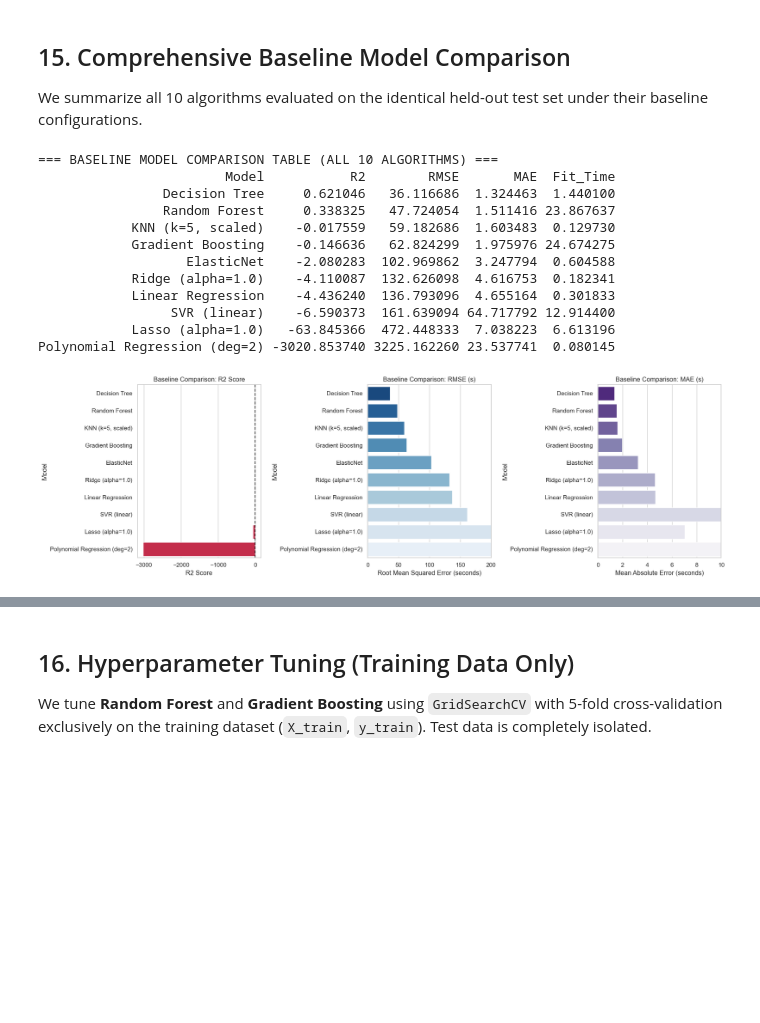
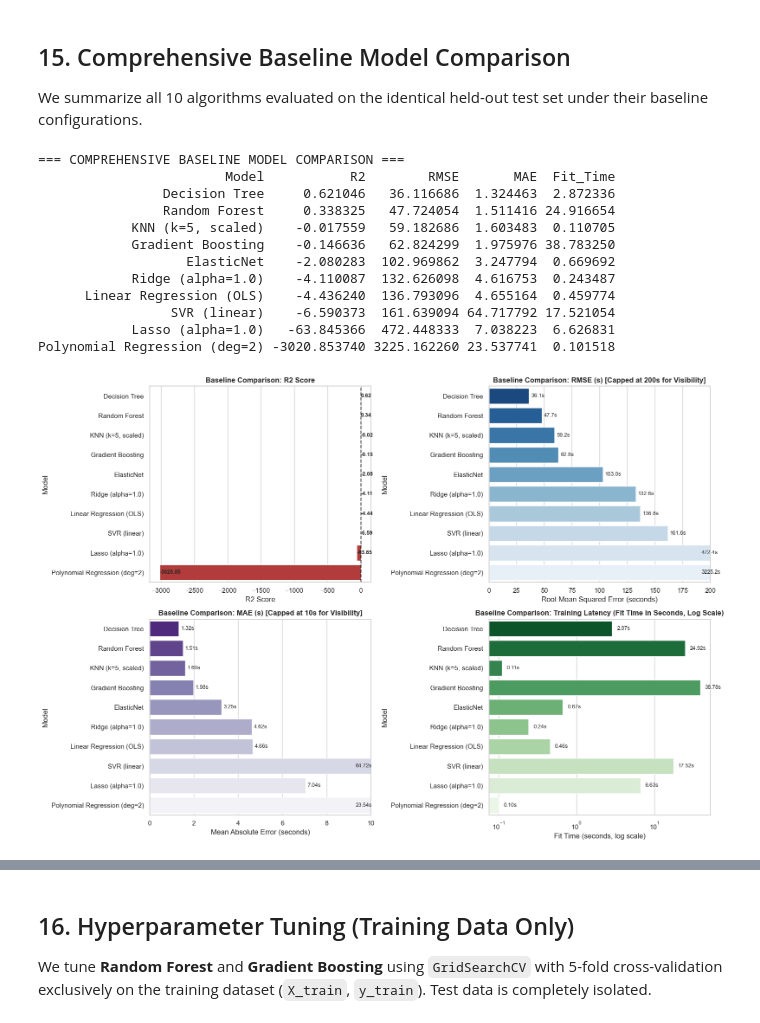
Before and after one commit to likhith1253/ML_Capstone, a Jupyter notebook: regression/regression.ipynb, the cells around one changed output, grey strips where cells are left out. Drawn from its saved outputs; the diff is of its cells as text; code cells hidden in the pictures; blank space fills up the shorter version.

```diff
--- a/regression/regression.ipynb
+++ b/regression/regression.ipynb
@@ -855,46 +1478,61 @@ Official Baseline KNN (k=5, Scaled) Held-Out Test Results:
 We summarize all 10 algorithms evaluated on the identical held-out test set under their baseline configurations.
 # %%
 baseline_df = pd.DataFrame(baseline_results).sort_values(by='R2', ascending=False).reset_index(drop=True)
-print("=== BASELINE MODEL COMPARISON TABLE (ALL 10 ALGORITHMS) ===")
+print("=== COMPREHENSIVE BASELINE MODEL COMPARISON ===")
 print(baseline_df.to_string(index=False))
 
-# Baseline Comparison Visualizations: R2, RMSE, MAE
-fig, axes = plt.subplots(1, 3, figsize=(18, 5.5))
+# Plot Comprehensive 4-Panel Baseline Comparison Dashboard
+fig, axes = plt.subplots(2, 2, figsize=(16, 11))
 
-# Plot 1: R2 Score
-colors_r2 = ['forestgreen' if r > 0 else 'crimson' for r in baseline_df['R2']]
-sns.barplot(data=baseline_df, x='R2', y='Model', palette=colors_r2, ax=axes[0])
-axes[0].axvline(0, color='black', linestyle='--', alpha=0.7)
-axes[0].set_title("Baseline Comparison: R2 Score", fontsize=12)
-axes[0].set_xlabel("R2 Score")
+# Panel 1: R2 Score
+colors_r2 = ['#2e7d32' if r > 0 else '#c62828' for r in baseline_df['R2']]
+sns.barplot(data=baseline_df, x='R2', y='Model', palette=colors_r2, ax=axes[0, 0])
+axes[0, 0].axvline(0, color='black', linestyle='--', alpha=0.7)
+axes[0, 0].set_title("Baseline Comparison: R2 Score", fontsize=12, fontweight='bold')
+axes[0, 0].set_xlabel("R2 Score")
+for i, r in baseline_df.iterrows():
+    x_pos = r['R2'] + (0.05 if r['R2'] >= 0 else -0.2)
+    axes[0, 0].annotate(f"{r['R2']:.2f}", (x_pos, i), va='center', fontsize=9, fontweight='bold')
 
-# Plot 2: RMSE (clipped view for readability)
-sns.barplot(data=baseline_df, x='RMSE', y='Model', palette='Blues_r', ax=axes[1])
-axes[1].set_title("Baseline Comparison: RMSE (s)", fontsize=12)
-axes[1].set_xlabel("Root Mean Squared Error (seconds)")
-axes[1].set_xlim(0, 200)
+# Panel 2: RMSE (s)
+sns.barplot(data=baseline_df, x='RMSE', y='Model', palette='Blues_r', ax=axes[0, 1])
+axes[0, 1].set_title("Baseline Comparison: RMSE (s) [Capped at 200s for Visibility]", fontsize=12, fontweight='bold')
+axes[0, 1].set_xlabel("Root Mean Squared Error (seconds)")
+axes[0, 1].set_xlim(0, 200)
+for i, r in baseline_df.iterrows():
+    axes[0, 1].annotate(f"{r['RMSE']:.1f}s", (min(r['RMSE'], 190) + 2, i), va='center', fontsize=9)
 
-# Plot 3: MAE
-sns.barplot(data=baseline_df, x='MAE', y='Model', palette='Purples_r', ax=axes[2])
-axes[2].set_title("Baseline Comparison: MAE (s)", fontsize=12)
-axes[2].set_xlabel("Mean Absolute Error (seconds)")
-axes[2].set_xlim(0, 10)
+# Panel 3: MAE (s)
+sns.barplot(data=baseline_df, x='MAE', y='Model', palette='Purples_r', ax=axes[1, 0])
+axes[1, 0].set_title("Baseline Comparison: MAE (s) [Capped at 10s for Visibility]", fontsize=12, fontweight='bold')
+axes[1, 0].set_xlabel("Mean Absolute Error (seconds)")
+axes[1, 0].set_xlim(0, 10)
+for i, r in baseline_df.iterrows():
+    axes[1, 0].annotate(f"{r['MAE']:.2f}s", (min(r['MAE'], 9.2) + 0.1, i), va='center', fontsize=9)
+
+# Panel 4: Computational Training Latency (Fit Time)
+sns.barplot(data=baseline_df, x='Fit_Time', y='Model', palette='Greens_r', ax=axes[1, 1])
+axes[1, 1].set_xscale('log')
+axes[1, 1].set_title("Baseline Comparison: Training Latency (Fit Time in Seconds, Log Scale)", fontsize=12, fontweight='bold')
+axes[1, 1].set_xlabel("Fit Time (seconds, log scale)")
+for i, r in baseline_df.iterrows():
+    axes[1, 1].annotate(f"{r['Fit_Time']:.2f}s", (r['Fit_Time'] * 1.15, i), va='center', fontsize=9)
 
 plt.tight_layout()
 plt.show()
 # %% [output]
-=== BASELINE MODEL COMPARISON TABLE (ALL 10 ALGORITHMS) ===
+=== COMPREHENSIVE BASELINE MODEL COMPARISON ===
                         Model           R2        RMSE       MAE  Fit_Time
-                Decision Tree     0.621046   36.116686  1.324463  1.440100
-                Random Forest     0.338325   47.724054  1.511416 23.867637
-            KNN (k=5, scaled)    -0.017559   59.182686  1.603483  0.129730
-            Gradient Boosting    -0.146636   62.824299  1.975976 24.674275
-                   ElasticNet    -2.080283  102.969862  3.247794  0.604588
-            Ridge (alpha=1.0)    -4.110087  132.626098  4.616753  0.182341
-            Linear Regression    -4.436240  136.793096  4.655164  0.301833
-                 SVR (linear)    -6.590373  161.639094 64.717792 12.914400
-            Lasso (alpha=1.0)   -63.845366  472.448333  7.038223  6.613196
-Polynomial Regression (deg=2) -3020.853740 3225.162260 23.537741  0.080145
+                Decision Tree     0.621046   36.116686  1.324463  2.872336
+                Random Forest     0.338325   47.724054  1.511416 24.916654
+            KNN (k=5, scaled)    -0.017559   59.182686  1.603483  0.110705
+            Gradient Boosting    -0.146636   62.824299  1.975976 38.783250
+                   ElasticNet    -2.080283  102.969862  3.247794  0.669692
+            Ridge (alpha=1.0)    -4.110087  132.626098  4.616753  0.243487
+      Linear Regression (OLS)    -4.436240  136.793096  4.655164  0.459774
+                 SVR (linear)    -6.590373  161.639094 64.717792 17.521054
+            Lasso (alpha=1.0)   -63.845366  472.448333  7.038223  6.626831
+Polynomial Regression (deg=2) -3020.853740 3225.162260 23.537741  0.101518
-[figure, old version]
+[figure, new version]
 # %% [markdown]
 **Baseline Comparison Observations:**
```
Also changed, not shown: parts of 41 cells of this notebook, 1 other file.
